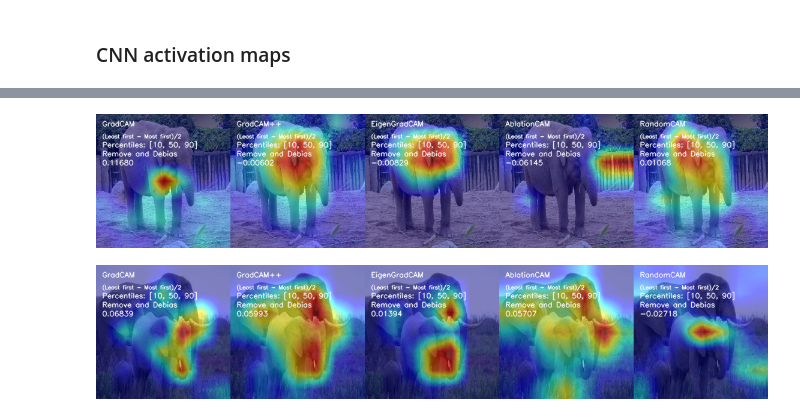
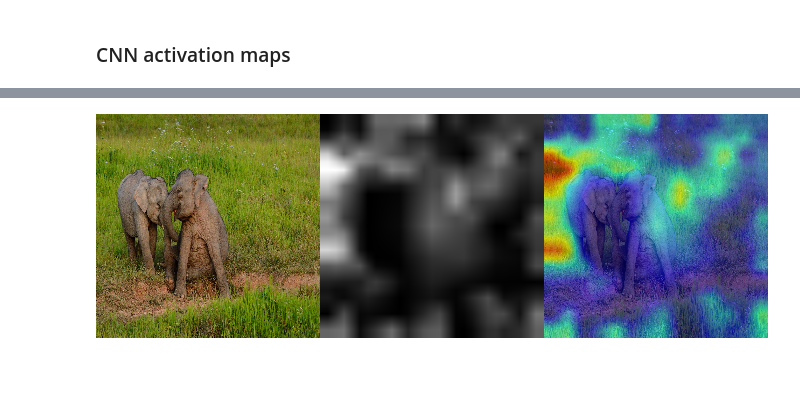
Before and after one commit to hadar-hai/deep-learn-project, a Jupyter notebook: CNN_ViT_updated.ipynb, the cells around one changed output, grey strips where cells are left out. Saved outputs shown, nothing was run; the diff lists cells and outputs as text; code cells hidden in the pictures; blank space fills up the shorter version.

```diff
--- a/CNN_ViT_updated.ipynb
+++ b/CNN_ViT_updated.ipynb
@@ -796,4 +702,18 @@ The average confidence increase for Sobel edge detection with ROAD accross 4 thr
+# %%
+# activation map for an image with low confifdence
+
+with GradCAM(model=model, target_layers=target_layers) as cam:
+    grayscale_cams = cam(input_tensor=input_tensors[1], targets=targets[1])
+    cam_image = show_cam_on_image(img, grayscale_cams[0, :], use_rgb=True)
+cam = np.uint8(255 * grayscale_cams[0, :])
+cam = cv2.merge([cam, cam, cam])
+images = np.hstack((np.uint8(255 * imgs[1]), cam, cam_image))
+Image.fromarray(images)
+# %% [output]
+[figure, added]
 # %%
+# extension - compare other methods for CNN activation maps
+
 # Showing the metrics on top of the CAM :
 def visualize_score(visualization, score, name, percentiles):
     visualization = cv2.putText(visualization, name, (10, 20),
@@ -833,16 +753,9 @@ def benchmark(input_tensor, target_layers, eigen_smooth=False, aug_smooth=False,
         visualizations.append(visualization)
     return Image.fromarray(np.hstack(visualizations))
 
-input_tensor = preprocess_image(img, mean=[0.485, 0.456, 0.406], std=[0.229, 0.224, 0.225])
-target_layers = [model.features, model.avgpool]
+input_tensor = preprocess_image(imgs[0], mean=[0.485, 0.456, 0.406], std=[0.229, 0.224, 0.225])
+target_layers = [model.layer3, model.layer4, model.avgpool] if Resnet else [model.features, model.avgpool]
 
 model.cuda()
 input_tensor = input_tensor.cuda()
 benchmark(input_tensor, target_layers, eigen_smooth=False, aug_smooth=False, category=predicted_label_id)
-# %% [output]
-[figure, removed]
-# %%
-# Let's look how it looks for the other category
-benchmark(input_tensor, target_layers, category = 1 - predicted_label_id)
-# %% [output]
-[figure, removed]
```
Also changed, not shown: parts of 21 cells of this notebook.
